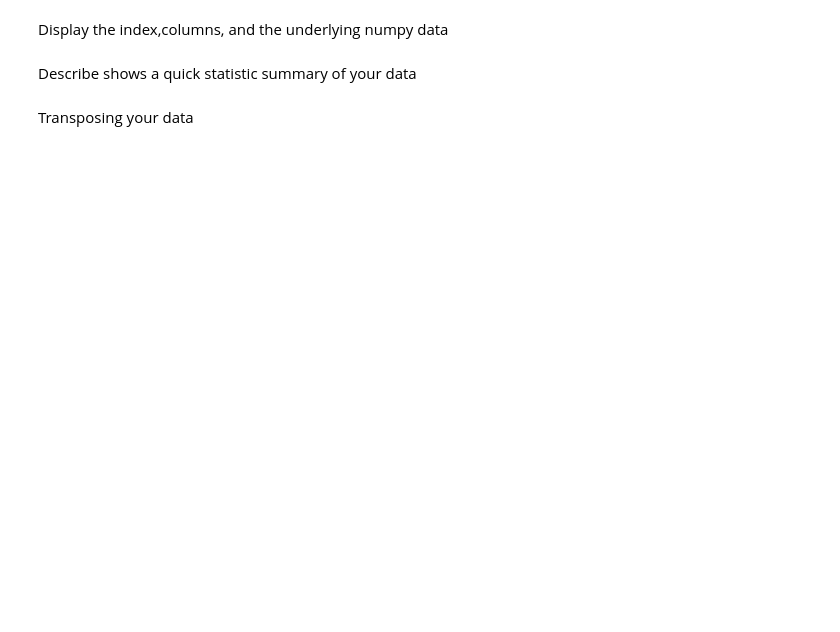
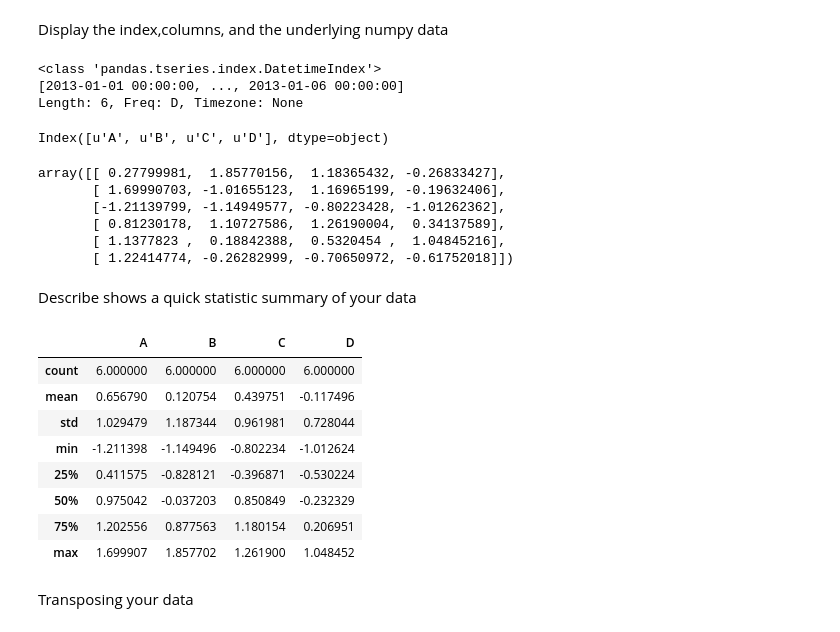
Before and after one commit to bakerjonas/python-tutorials, a Jupyter notebook: Pandas/Pandas.ipynb, the cells around one changed output. Drawn from its saved outputs; the diff is of its cells as text; code cells hidden in the pictures; blank space fills up the shorter version.

```diff
--- a/Pandas/Pandas.ipynb
+++ b/Pandas/Pandas.ipynb
@@ -95,12 +102,37 @@ df.tail(3)
 Display the index,columns, and the underlying numpy data
 # %%
 df.index
-df.columns
-df.values
+# %% [output]
+<class 'pandas.tseries.index.DatetimeIndex'>
+[2013-01-01 00:00:00, ..., 2013-01-06 00:00:00]
+Length: 6, Freq: D, Timezone: None
+# %%
+df.columns
+# %% [output]
+Index([u'A', u'B', u'C', u'D'], dtype=object)
+# %%
+df.values
+# %% [output]
+array([[ 0.27799981,  1.85770156,  1.18365432, -0.26833427],
+       [ 1.69990703, -1.01655123,  1.16965199, -0.19632406],
+       [-1.21139799, -1.14949577, -0.80223428, -1.01262362],
+       [ 0.81230178,  1.10727586,  1.26190004,  0.34137589],
+       [ 1.1377823 ,  0.18842388,  0.5320454 ,  1.04845216],
+       [ 1.22414774, -0.26282999, -0.70650972, -0.61752018]])
 # %% [markdown]
 Describe shows a quick statistic summary of your data
 # %%
-msdf.describe()
+df.describe()
+# %% [output]
+|  | A | B | C | D |
+| count | 6.000000 | 6.000000 | 6.000000 | 6.000000 |
+| mean | 0.656790 | 0.120754 | 0.439751 | -0.117496 |
+| std | 1.029479 | 1.187344 | 0.961981 | 0.728044 |
+| min | -1.211398 | -1.149496 | -0.802234 | -1.012624 |
+| 25% | 0.411575 | -0.828121 | -0.396871 | -0.530224 |
+| 50% | 0.975042 | -0.037203 | 0.850849 | -0.232329 |
+| 75% | 1.202556 | 0.877563 | 1.180154 | 0.206951 |
+| max | 1.699907 | 1.857702 | 1.261900 | 1.048452 |
 # %% [markdown]
 Transposing your data
 # %%
```
Also changed, not shown: parts of 86 cells of this notebook.
